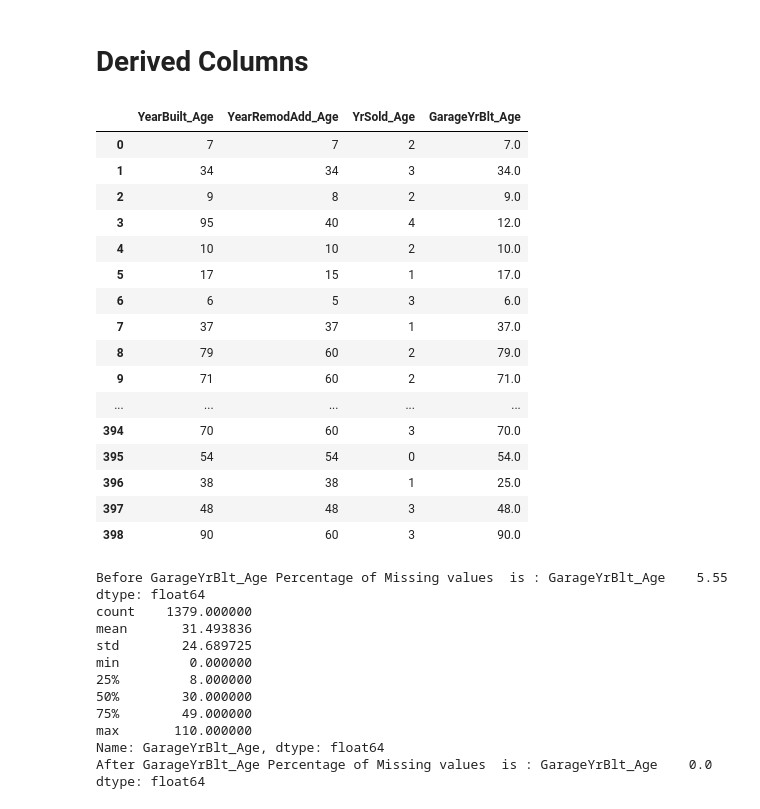
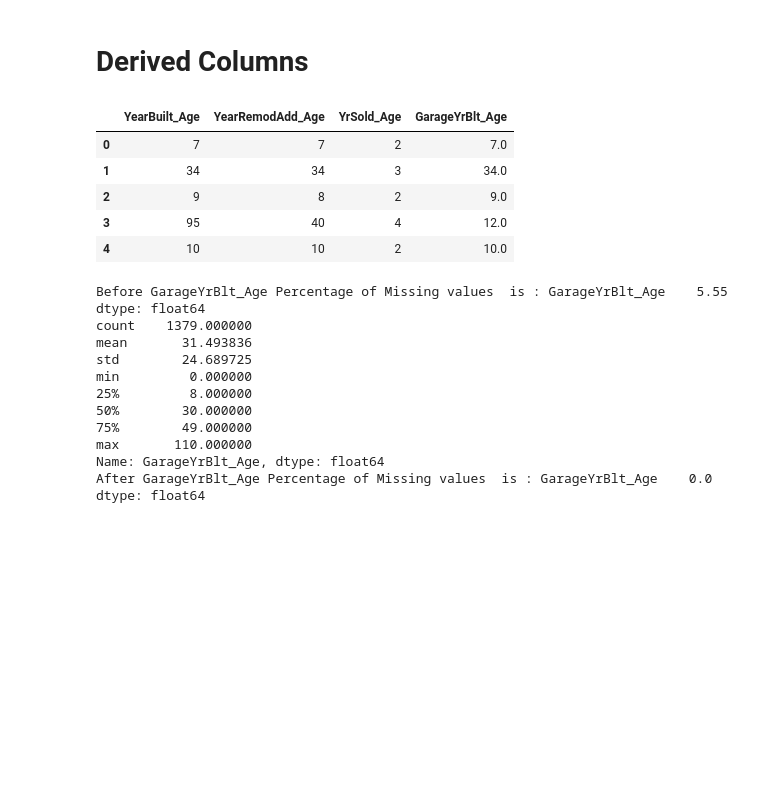
Before and after one commit to shashank1989/SurpriseHousingAdvanceRegression, a Jupyter notebook: SurpriseHousingAssignment.ipynb, the cells around one changed output. Drawn from its saved outputs; the diff is of its cells as text; code cells hidden in the pictures; blank space fills up the shorter version.

```diff
--- a/SurpriseHousingAssignment.ipynb
+++ b/SurpriseHousingAssignment.ipynb
@@ -581,25 +581,14 @@ data_v1['GarageYrBlt_Age'] = data_v1['GarageYrBlt'].max() - data_v1['GarageYrBlt
 # Dropping YearBuilt,YearRemodAdd,YrSold,GarageYrBlt columns
 data_v1.drop(['YearBuilt','YearRemodAdd','YrSold','GarageYrBlt'], axis=1, inplace = True)
 # %%
-data_v1[['YearBuilt_Age','YearRemodAdd_Age','YrSold_Age','GarageYrBlt_Age']]
+data_v1[['YearBuilt_Age','YearRemodAdd_Age','YrSold_Age','GarageYrBlt_Age']].head()
 # %% [output]
 |  | YearBuilt_Age | YearRemodAdd_Age | YrSold_Age | GarageYrBlt_Age |
 | 0 | 7 | 7 | 2 | 7.0 |
 | 1 | 34 | 34 | 3 | 34.0 |
 | 2 | 9 | 8 | 2 | 9.0 |
 | 3 | 95 | 40 | 4 | 12.0 |
 | 4 | 10 | 10 | 2 | 10.0 |
-| 5 | 17 | 15 | 1 | 17.0 |
-| 6 | 6 | 5 | 3 | 6.0 |
-| 7 | 37 | 37 | 1 | 37.0 |
-| 8 | 79 | 60 | 2 | 79.0 |
-| 9 | 71 | 60 | 2 | 71.0 |
-| ... | ... | ... | ... | ... |
-| 394 | 70 | 60 | 3 | 70.0 |
-| 395 | 54 | 54 | 0 | 54.0 |
-| 396 | 38 | 38 | 1 | 25.0 |
-| 397 | 48 | 48 | 3 | 48.0 |
-| 398 | 90 | 60 | 3 | 90.0 |
 # %%
 print("Before GarageYrBlt_Age Percentage of Missing values  is :",round(100*data_v1[['GarageYrBlt_Age']].isnull().sum()/len(data_v1.index),2))
 
```
Also changed, not shown: parts of 42 cells of this notebook.
